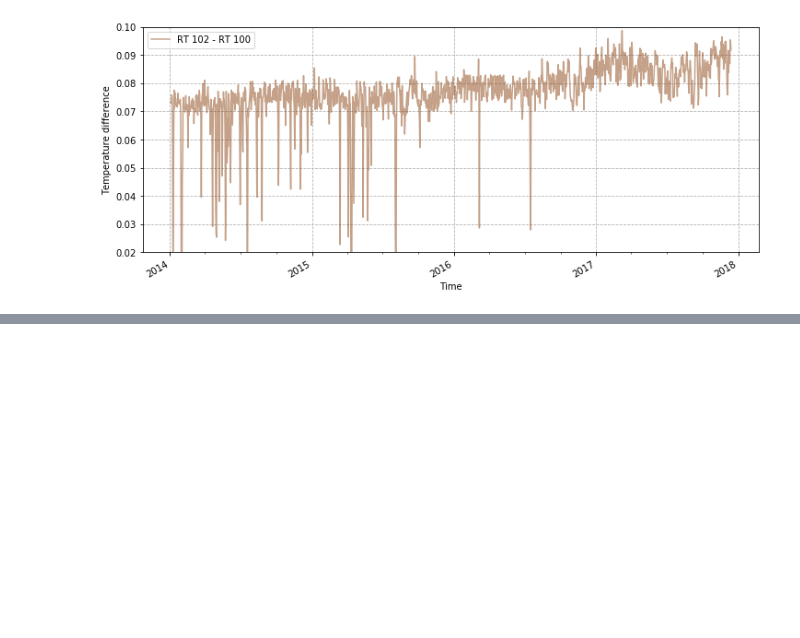
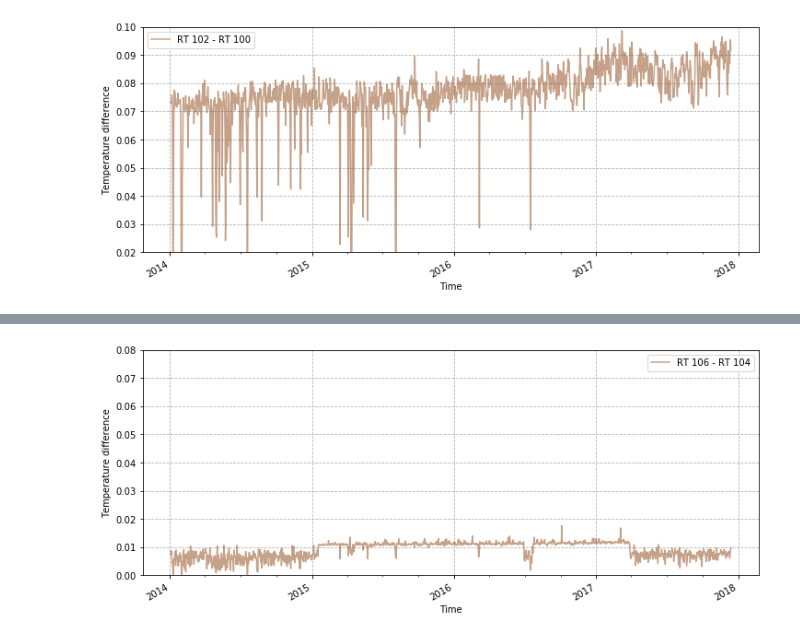
Before and after one commit to malgosias/hrma_psf, a Jupyter notebook: hrma_cap.ipynb, the cells around one changed output, grey strips where cells are left out. Drawn from its saved outputs; the diff is of its cells as text; code cells hidden in the pictures; blank space fills up the shorter version.

```diff
--- a/hrma_cap.ipynb
+++ b/hrma_cap.ipynb
@@ -171,0 +181,5 @@ plt.ylim(0.02, 0.1)
+# %%
+plot_rt_difference(['RT 106', 'RT 104'], color='saddlebrown')
+plt.ylim(0.0, 0.08);
+# %% [output]
+[figure, added]
```
Also changed, not shown: parts of 8 cells of this notebook, 2 other files.
